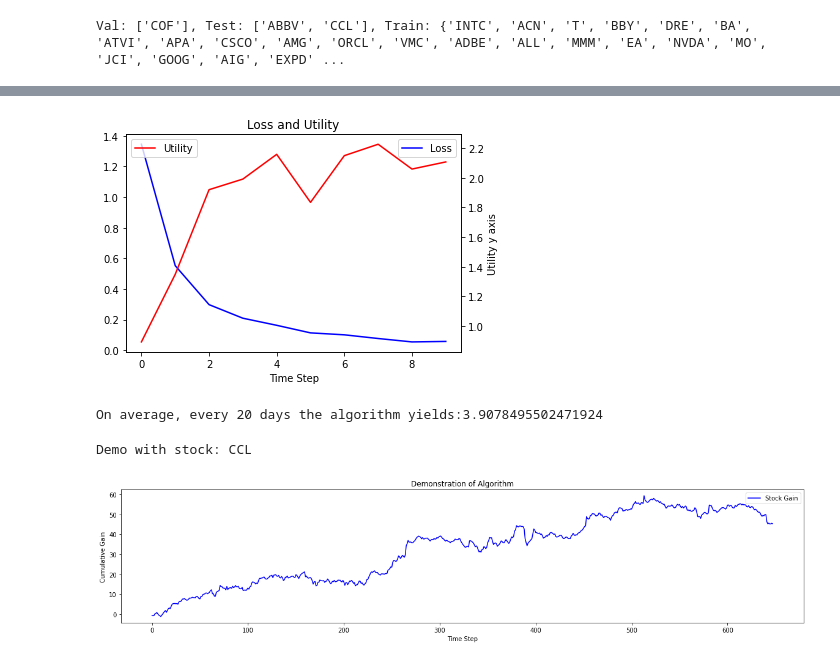
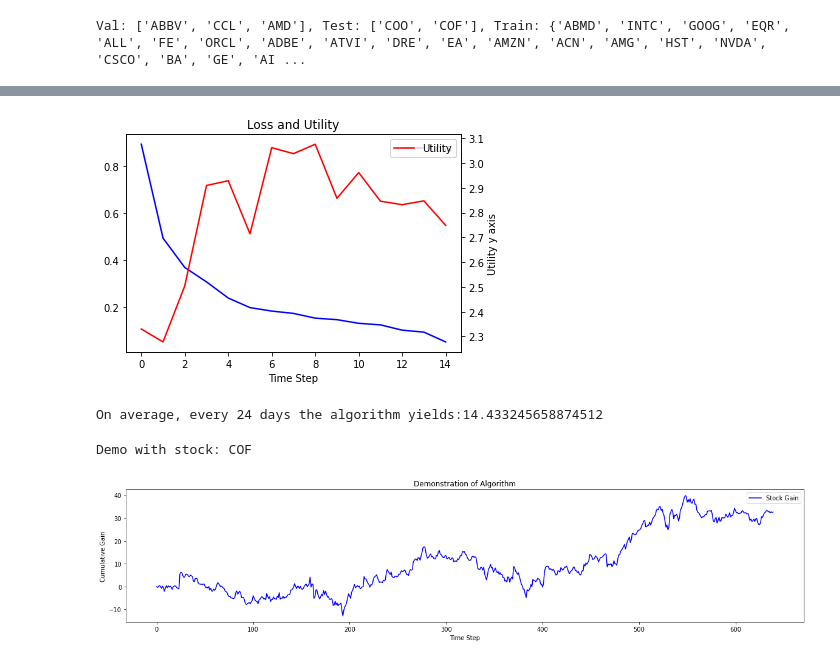
Before and after one commit to Lingfeng158/TFJ-DRL-Replication, a Jupyter notebook: src/Project_2_with_coint.ipynb, the cells around one changed output, grey strips where cells are left out. Cells and saved outputs as stored; diff of their text form; code cells hidden in the pictures.

```diff
--- a/src/Project_2_with_coint.ipynb
+++ b/src/Project_2_with_coint.ipynb
@@ -394,7 +394,7 @@ def lossFunc2(predP, y, policyOutput, z, device):
     plusMinus=(preAction<0)*1
     term2=(torch.log(1*plusMinus+((-1)**plusMinus)*actionProb)*U_detach).mean()
     term3=nn.MSELoss()(policyOutput, greedyAction)
-    return 0.8*term3+term2+term1
+    return term3+term2+term1
 # %%
 #trainer for epoch
 def train_epoch(net, train_iter, device, optimizer):
@@ -478,7 +478,7 @@ def DataIterGen(test_id_list, val_id_list, name_list, full_list, demo=False):
     name_count=len(name_list)
 
     if demo:
-      test_iter=DataLoader(StockDataset(test_id_list[0:1], full_list, timestep=16, gap=1), shuffle=False, batch_size=64, num_workers=0)
+      test_iter=DataLoader(StockDataset(test_id_list[0:1], full_list, timestep=24, gap=1), shuffle=False, batch_size=64, num_workers=0)
       print(f'Demo with stock: {name_list[test_id_list[0]]} ')
       return test_iter
     else:
@@ -531,24 +531,24 @@ def demo(net, demo_iter, device, epoch, name):
 # %%
 #Data Generation
 
-stockList1=['AAPL','ABBV','CCL','COF','COO','GOOG',
+stockList1=['COO','COF','ABBV','CCL','AMD','GOOG',
             'ABMD','ABT','ACN','ADBE','AES','NVDA',
-            'AIG','ALL', 'AMD','AMG','AMZN','APA',
+            'AIG','ALL', 'AMG','AMZN','APA','AAPL',
             'ATVI','AXP','BA','BBY','CAT','GE',
             'CSCO', 'DRE','EA','EQR','FCX','FE',
             'HST','IBM','INTC','JCI','MMM','MO',
             'ORCL','PPL','T','EXPD','VMC','VNO']
 full_list=get_data_set(stockList1)
 # %%
-train_iter, val_iter, test_iter=DataIterGen([1, 2],[3], stockList1, full_list)
+train_iter, val_iter, test_iter=DataIterGen([0,1],[2,3,4], stockList1, full_list)
 # %% [output]
-Val: ['COF'], Test: ['ABBV', 'CCL'], Train: {'INTC', 'ACN', 'T', 'BBY', 'DRE', 'BA', 'ATVI', 'APA', 'CSCO', 'AMG', 'ORCL', 'VMC', 'ADBE', 'ALL', 'MMM', 'EA', 'NVDA', 'MO', 'JCI', 'GOOG', 'AIG', 'EXPD' ...
+Val: ['ABBV', 'CCL', 'AMD'], Test: ['COO', 'COF'], Train: {'ABMD', 'INTC', 'GOOG', 'EQR', 'ALL', 'FE', 'ORCL', 'ADBE', 'ATVI', 'DRE', 'EA', 'AMZN', 'ACN', 'AMG', 'HST', 'NVDA', 'CSCO', 'BA', 'GE', 'AI ...
 # %%
 #Training in action
 %mkdir model_weights
 device=try_gpu()
 net=rlPolicy(128, device)
 optim1 = optim.Adam(net.parameters(), lr=0.00006, weight_decay=0.01)
-loss=train(net, train_iter, val_iter, optim1, device, 10, 'DLRL')
+loss=train(net, train_iter, val_iter, optim1, device, 15, 'DLRL')
 # %% [output]
 mkdir: cannot create directory ‘model_weights’: File exists
@@ -565,12 +570,12 @@ Epoch 9, training loss: 0.06, val utility: 2.11
-[figure, old version]
+[figure, new version]
 # %%
-avgReturn=test(net, test_iter, device, 9, 'DLRL')
-print(f'On average, every 20 days the algorithm yields:{avgReturn}' )
+avgReturn=test(net, test_iter, device, 8, 'DLRL')
+print(f'On average, every 24 days the algorithm yields:{avgReturn}' )
 # %% [output]
-On average, every 20 days the algorithm yields:3.9078495502471924
+On average, every 24 days the algorithm yields:14.433245658874512
 # %%
-demo_iter=DataIterGen([2],[], stockList1,full_list, demo=True)
+demo_iter=DataIterGen([1],[], stockList1,full_list, demo=True)
 demo(net, demo_iter , device, 9, 'DLRL')
 # %% [output]
-Demo with stock: CCL
+Demo with stock: COF
-[figure, old version]
+[figure, new version]
```
Also changed, not shown: parts of 3 cells of this notebook.
